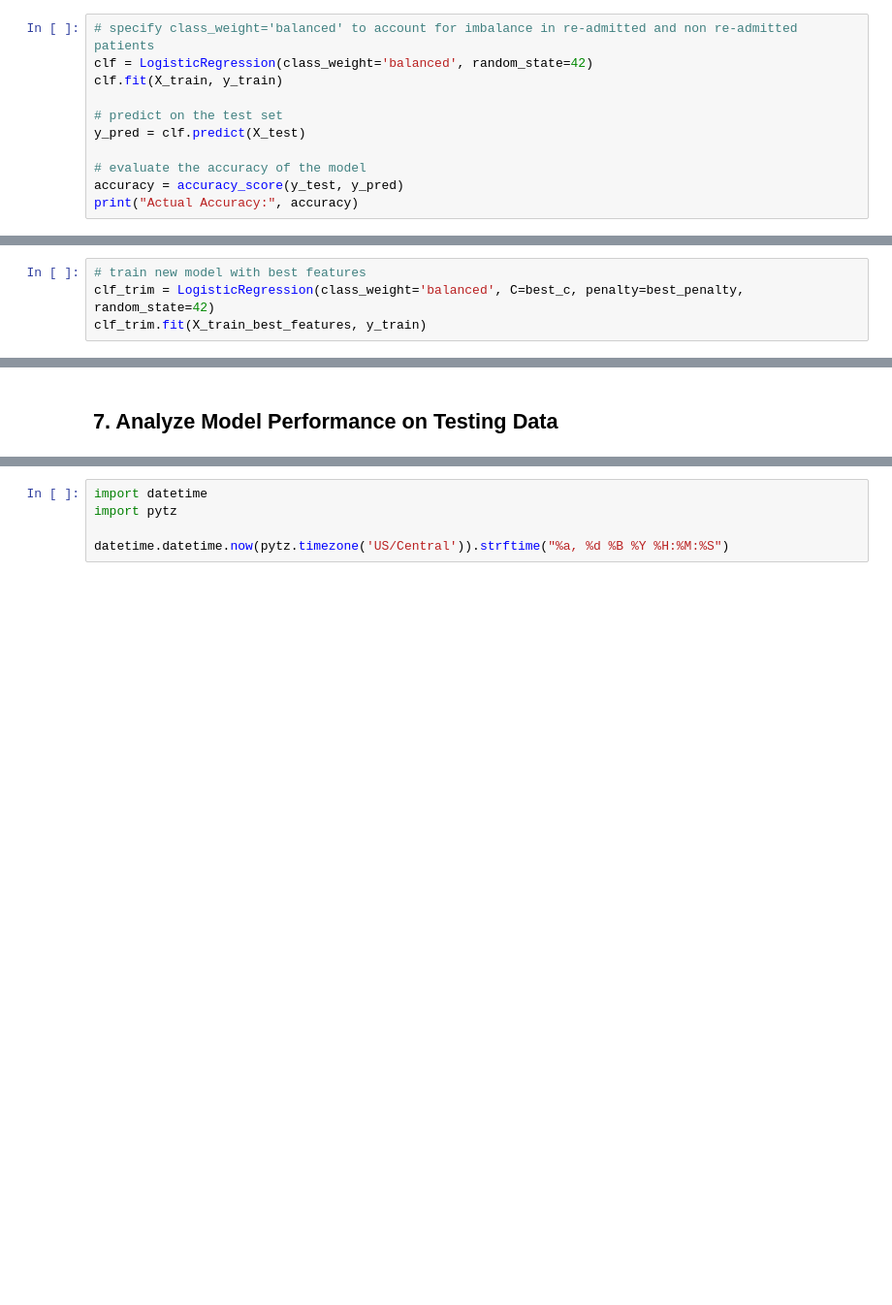
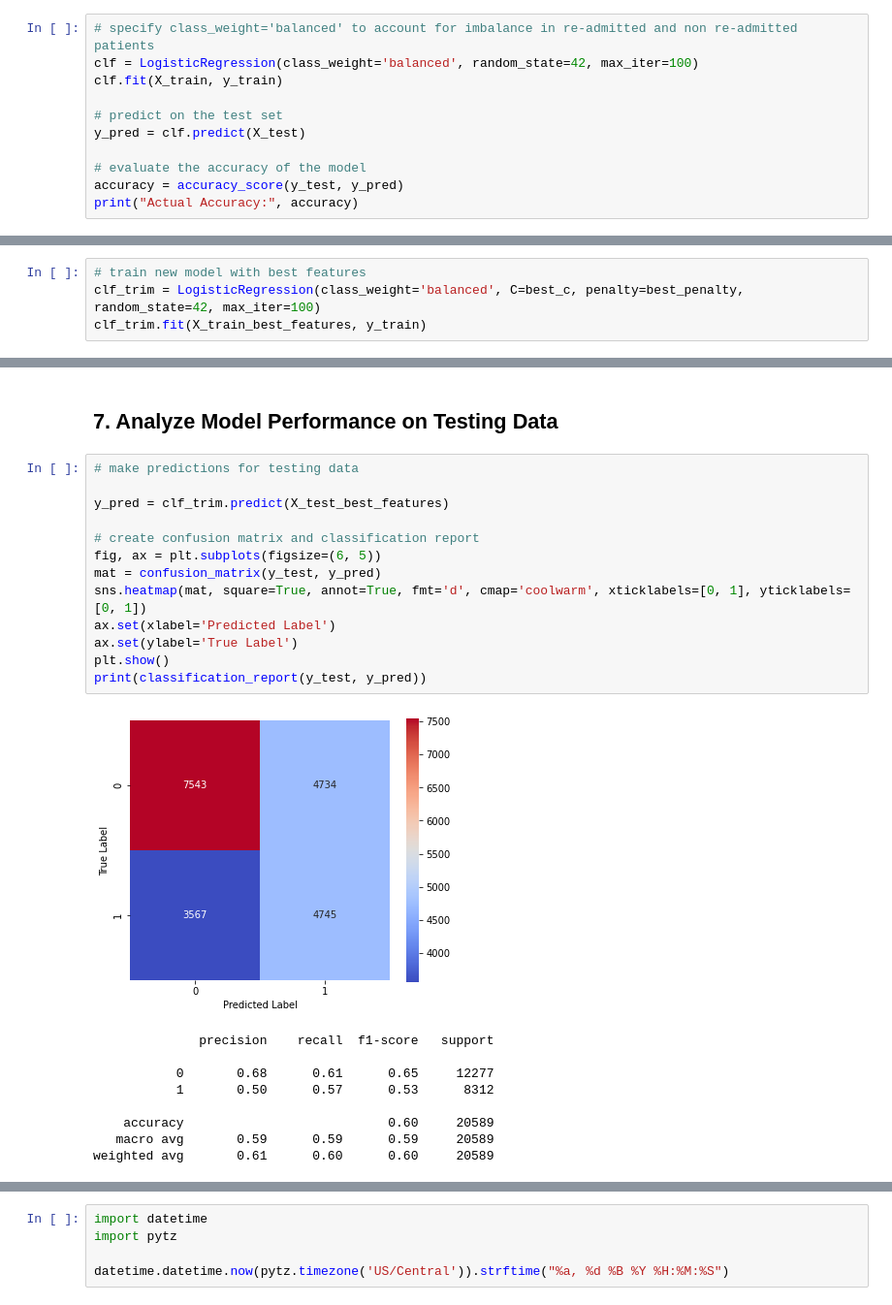
Before and after one commit to zqw86713/MSCA_31008_0N01_Winter_2023_Data_Mining_Principles, a Jupyter notebook: Assignment4/MScA_31008_Group_Assignment_4_Part_1.ipynb, the cells around one changed output, grey strips where cells are left out. Shown: that part at 97% size. Cells and saved outputs as stored; diff of their text form; blank space fills up the shorter version.

```diff
--- a/Assignment4/MScA_31008_Group_Assignment_4_Part_1.ipynb
+++ b/Assignment4/MScA_31008_Group_Assignment_4_Part_1.ipynb
@@ -223,7 +241,7 @@ Name: readmitted, dtype: int64
 -   Select best variables by looking at coefficients of variables and fit model with best variables and best parameters
 # %%
 # specify class_weight='balanced' to account for imbalance in re-admitted and non re-admitted patients
-clf = LogisticRegression(class_weight='balanced', random_state=42)
+clf = LogisticRegression(class_weight='balanced', random_state=42, max_iter=100)
 clf.fit(X_train, y_train)
 
 # predict on the test set
@@ -306,7 +343,7 @@ X_train_best_features
 48041 rows × 40 columns
 # %%
 # train new model with best features
-clf_trim = LogisticRegression(class_weight='balanced', C=best_c, penalty=best_penalty, random_state=42)
+clf_trim = LogisticRegression(class_weight='balanced', C=best_c, penalty=best_penalty, random_state=42, max_iter=100)
 clf_trim.fit(X_train_best_features, y_train)
 # %% [output]
 LogisticRegression(C=10, class_weight='balanced', random_state=42)
@@ -454,3 +487,26 @@ But at the cost of a much lower F1-score:
 May be business analyst who has domain knowledge could determine which is more important here - catching more at-risk patients for re-admission at the cost of a larger false positive rate, or maximizing overall accuracy. Given the slight decline in accuracy for a much higher F1-score though, we will consider the 0.5 threshold to be the best performer.
 # %% [markdown]
 ## 7. Analyze Model Performance on Testing Data
+# %%
+# make predictions for testing data
+
+y_pred = clf_trim.predict(X_test_best_features)
+
+# create confusion matrix and classification report
+fig, ax = plt.subplots(figsize=(6, 5))
+mat = confusion_matrix(y_test, y_pred)
+sns.heatmap(mat, square=True, annot=True, fmt='d', cmap='coolwarm', xticklabels=[0, 1], yticklabels=[0, 1])
+ax.set(xlabel='Predicted Label')
+ax.set(ylabel='True Label')
+plt.show()
+print(classification_report(y_test, y_pred))
+# %% [output]
+[figure, added]
+              precision    recall  f1-score   support
+
+           0       0.68      0.61      0.65     12277
+           1       0.50      0.57      0.53      8312
+
+    accuracy                           0.60     20589
+   macro avg       0.59      0.59      0.59     20589
+weighted avg       0.61      0.60      0.60     20589
```
Also changed, not shown: parts of 12 cells of this notebook.
